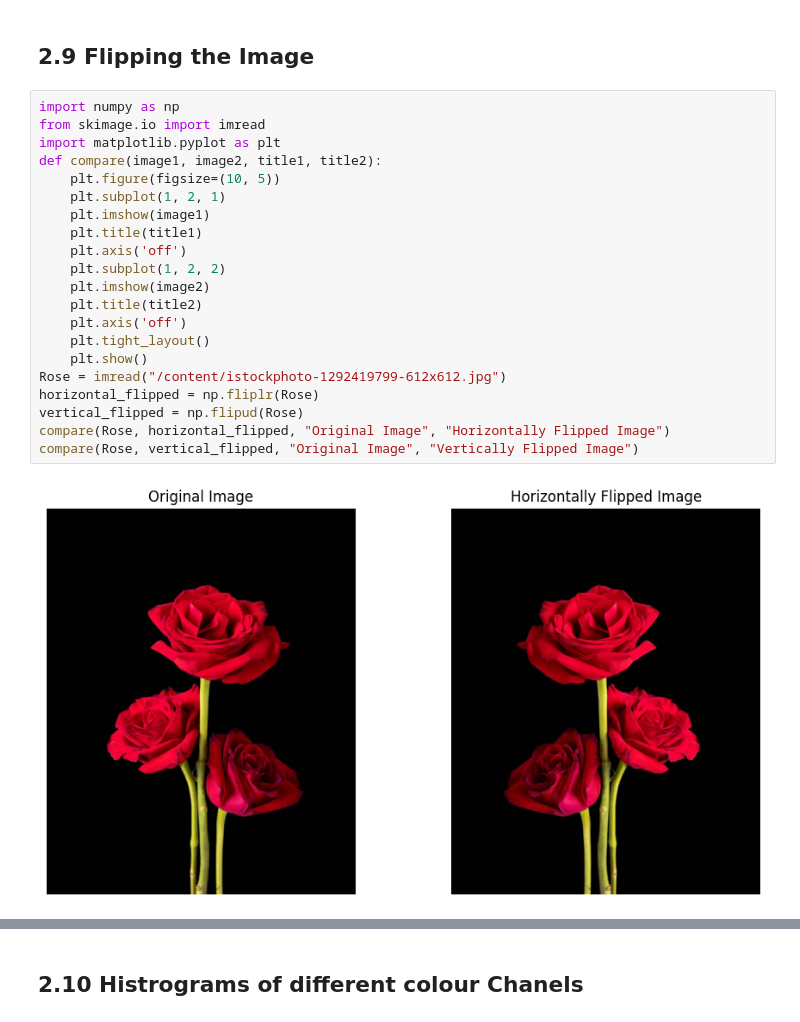
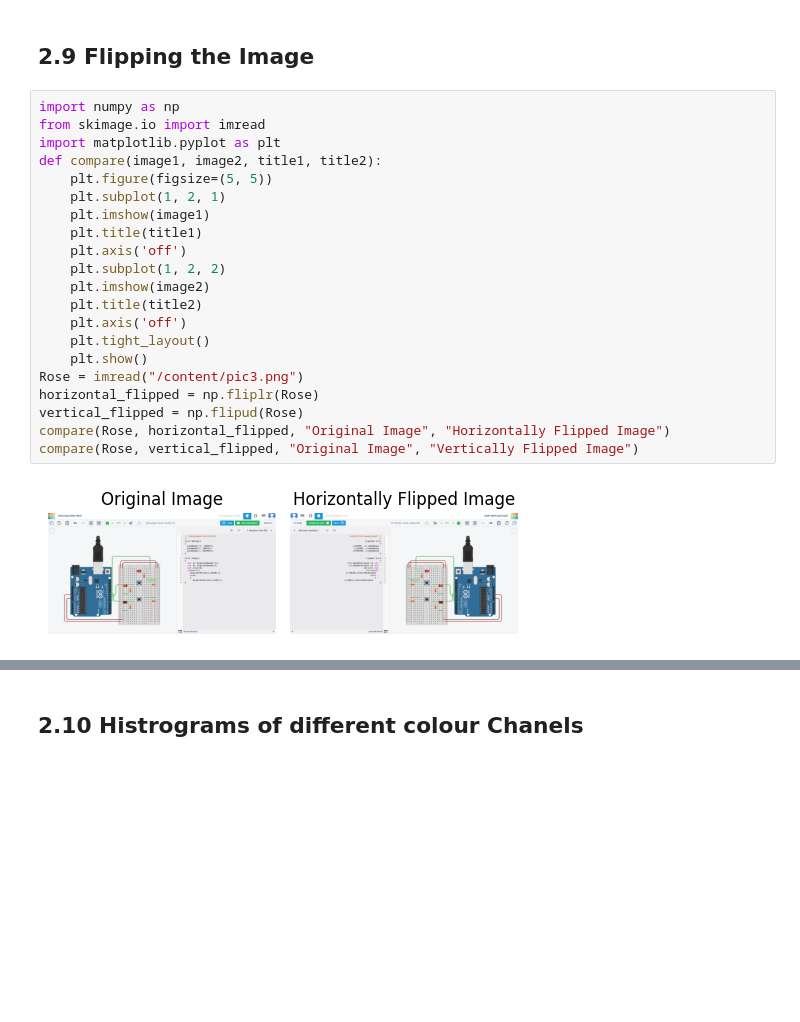
Before and after one commit to jasleenkaurr/Image_Processing, a Jupyter notebook: Image_Preprocessing.ipynb, the cells around one changed output, grey strips where cells are left out. Drawn from its saved outputs; the diff is of its cells as text; blank space fills up the shorter version.

```diff
--- a/Image_Preprocessing.ipynb
+++ b/Image_Preprocessing.ipynb
@@ -281,23 +281,23 @@ gray.shape
 # %%
 import numpy as np
 from skimage.io import imread
 import matplotlib.pyplot as plt
 def compare(image1, image2, title1, title2):
-    plt.figure(figsize=(10, 5))
+    plt.figure(figsize=(5, 5))
     plt.subplot(1, 2, 1)
     plt.imshow(image1)
     plt.title(title1)
     plt.axis('off')
     plt.subplot(1, 2, 2)
     plt.imshow(image2)
     plt.title(title2)
     plt.axis('off')
     plt.tight_layout()
     plt.show()
-Rose = imread("/content/istockphoto-1292419799-612x612.jpg")
+Rose = imread("/content/pic3.png")
 horizontal_flipped = np.fliplr(Rose)
 vertical_flipped = np.flipud(Rose)
 compare(Rose, horizontal_flipped, "Original Image", "Horizontally Flipped Image")
 compare(Rose, vertical_flipped, "Original Image", "Vertically Flipped Image")
 # %% [output]
-[figure, old version]
+[figure, new version]
```
Also changed, not shown: parts of 26 cells of this notebook.
